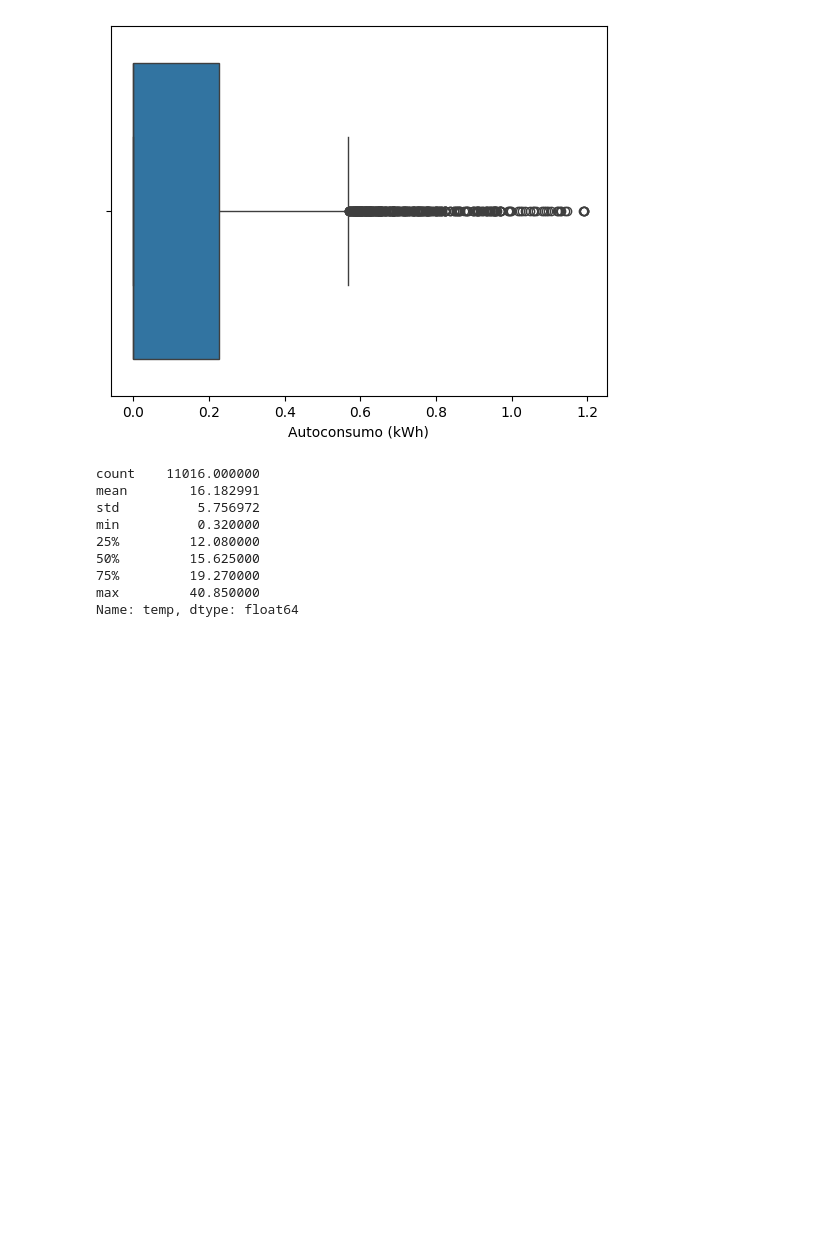
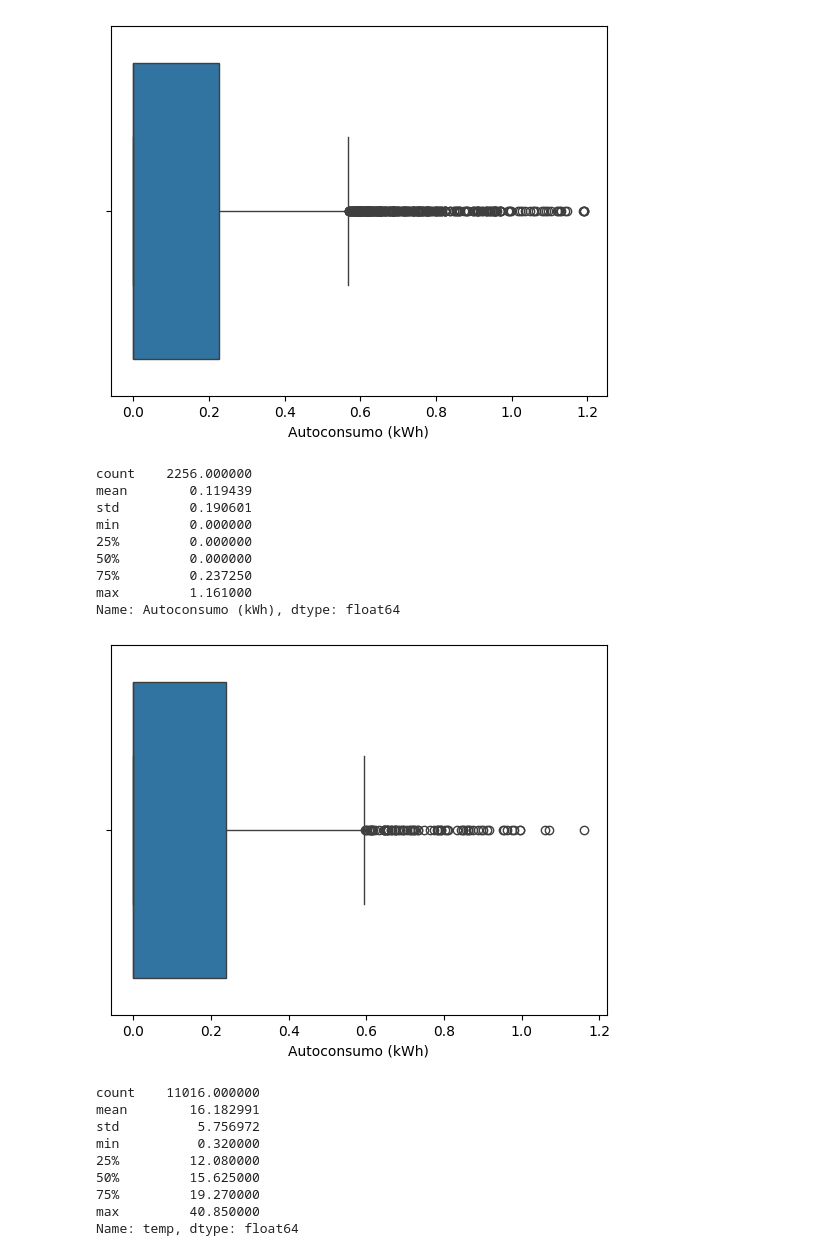
Before and after one commit to GoncaloSenra/DAA-Modelos-de-Machine-Learning, a Jupyter notebook: 3-.ipynb, the cells around one changed output. Cells and saved outputs as stored; diff of their text form; code cells hidden in the pictures; blank space fills up the shorter version.

```diff
--- a/3-.ipynb
+++ b/3-.ipynb
@@ -275,6 +289,20 @@ Name: Autoconsumo (kWh), dtype: float64
 [figure]
 # %%
 # train.loc[train['Autoconsumo (kWh)'] > 1.1, 'Autoconsumo (kWh)'] = 1.1
+# %%
+sns.boxplot(x=test["Autoconsumo (kWh)"])
+test["Autoconsumo (kWh)"].describe()
+# %% [output]
+count    2256.000000
+mean        0.119439
+std         0.190601
+min         0.000000
+25%         0.000000
+50%         0.000000
+75%         0.237250
+max         1.161000
+Name: Autoconsumo (kWh), dtype: float64
+[figure, added]
 # %%
 sns.boxplot(x=train["temp"])
 train["temp"].describe()
```
Also changed, not shown: parts of 16 cells of this notebook, 1 other file.
